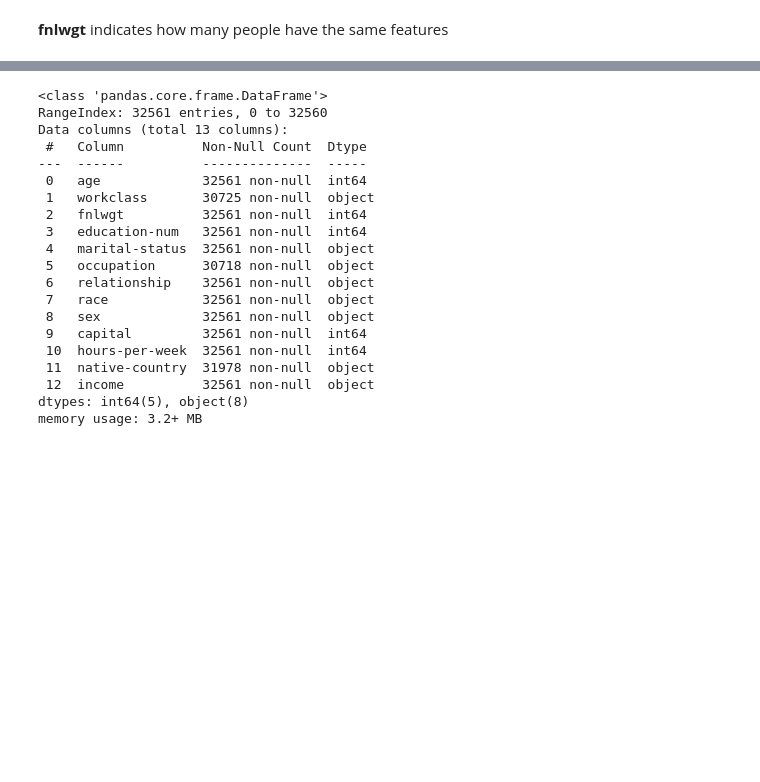
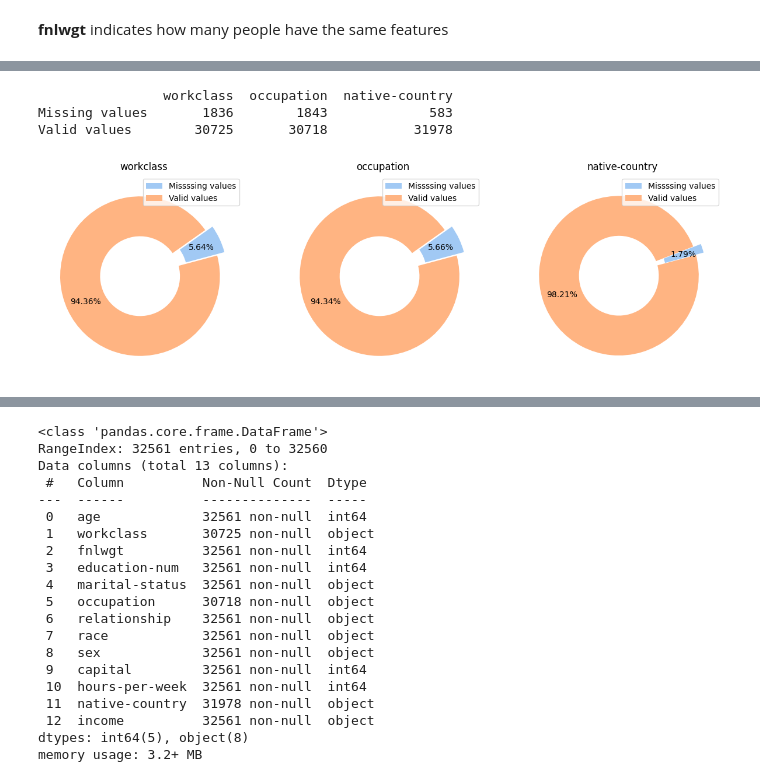
Before and after one commit to Staszek15/Data-Mining-Project, a Jupyter notebook: adults_cleaning.ipynb, the cells around one changed output, grey strips where cells are left out. Cells and saved outputs as stored; diff of their text form; code cells hidden in the pictures; blank space fills up the shorter version.

```diff
--- a/adults_cleaning.ipynb
+++ b/adults_cleaning.ipynb
@@ -72,0 +54,23 @@ df.head(5)
+# %%
+df_missing_values = pd.DataFrame({"Missing values": df.isnull().sum(),
+                                  "Valid values": df.notnull().sum()})
+#df_missing_values = df_missing_values[df_missing_values["Missing values"] > 0]
+df_missing_values = df_missing_values[df_missing_values['Missing values'] > 0]
+df_missing_values = df_missing_values.T
+
+fig, axes = plt.subplots(1, len(df_missing_values.columns), figsize=(15, 7))
+print(df_missing_values)
+axes = axes.flatten()
+
+for i, col in enumerate(df_missing_values.columns):
+    labels = ['Missssing values', 'Valid values']
+    ax  = axes[i]
+    ax.pie(df_missing_values[col], autopct='%1.2f%%', wedgeprops=dict(width=0.5),
+           startangle=15, explode=(0.05,0.05), shadow=False, pctdistance=0.75)
+    ax.set_title(col)
+    ax.legend(labels)
+# %% [output]
+                workclass  occupation  native-country
+Missing values       1836        1843             583
+Valid values        30725       30718           31978
+[figure, added]
```
Also changed, not shown: parts of 12 cells of this notebook, 1 other file.
